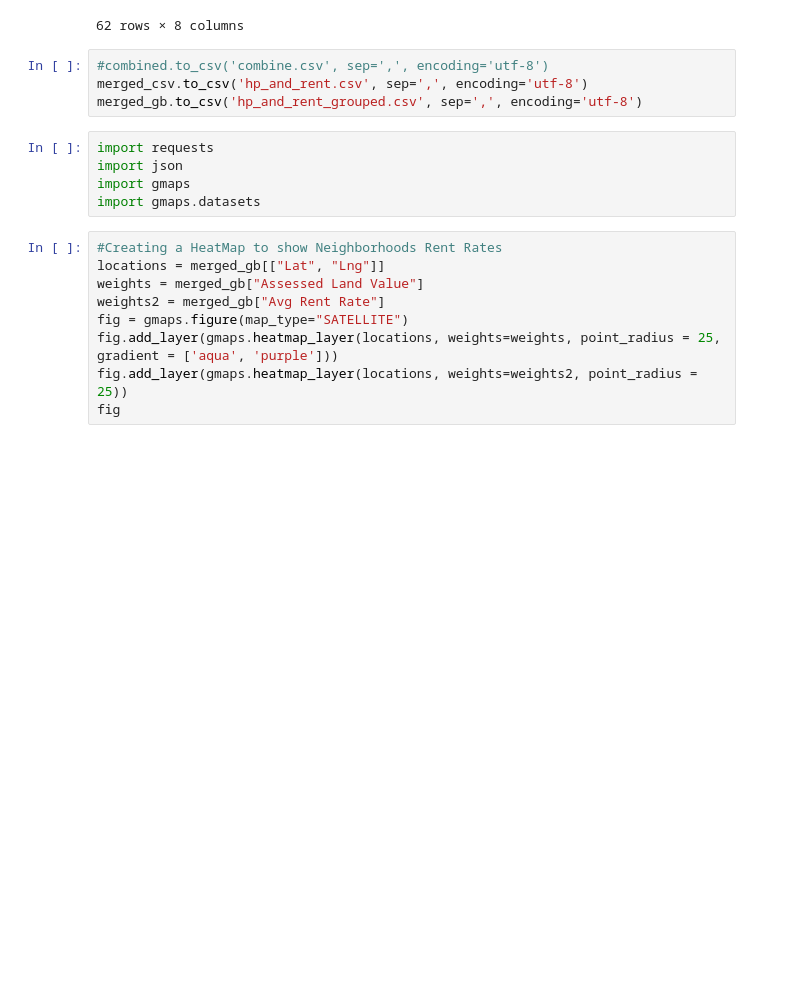
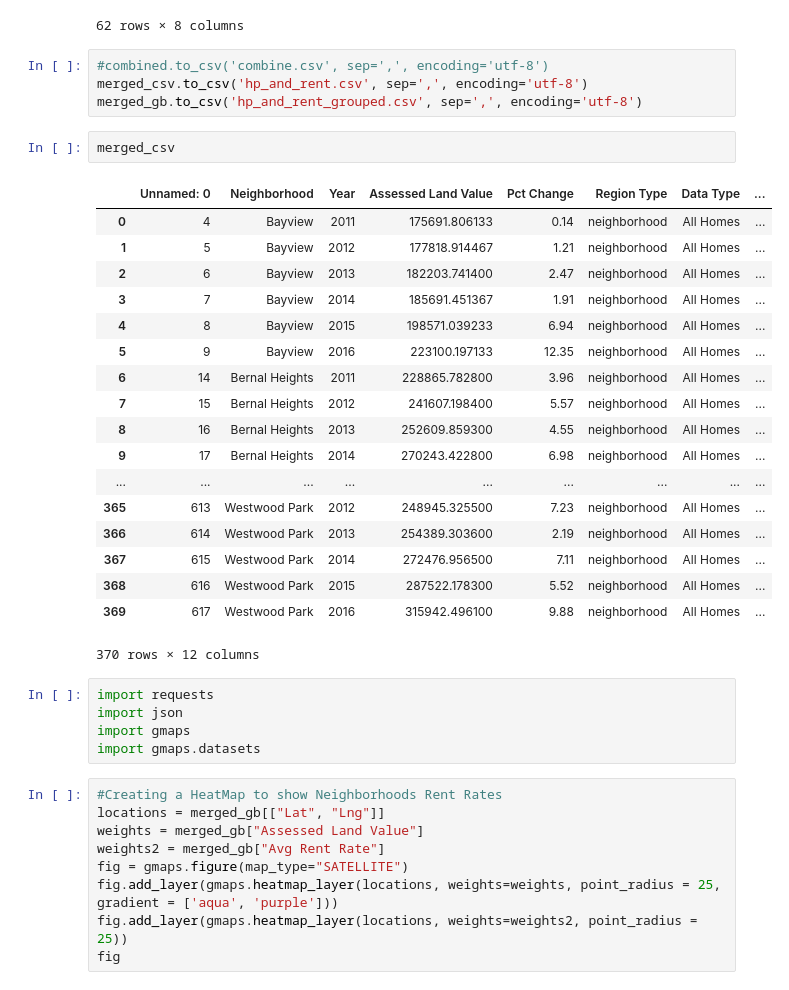
Before and after one commit to rochiecuevas/shared_accommodations, a Jupyter notebook: Home Prices/DataHome_Cleanup.ipynb, the cells around one changed output. Drawn from its saved outputs; the diff is of its cells as text; blank space fills up the shorter version.

```diff
--- a/Home Prices/DataHome_Cleanup.ipynb
+++ b/Home Prices/DataHome_Cleanup.ipynb
@@ -80,6 +80,27 @@ merged_gb
 #combined.to_csv('combine.csv', sep=',', encoding='utf-8')
 merged_csv.to_csv('hp_and_rent.csv', sep=',', encoding='utf-8')
 merged_gb.to_csv('hp_and_rent_grouped.csv', sep=',', encoding='utf-8')
+# %%
+merged_csv
+# %% [output]
+|  | Unnamed: 0 | Neighborhood | Year | Assessed Land Value | Pct Change | Region Type | Data Type | ... |
+| 0 | 4 | Bayview | 2011 | 175691.806133 | 0.14 | neighborhood | All Homes | ... |
+| 1 | 5 | Bayview | 2012 | 177818.914467 | 1.21 | neighborhood | All Homes | ... |
+| 2 | 6 | Bayview | 2013 | 182203.741400 | 2.47 | neighborhood | All Homes | ... |
+| 3 | 7 | Bayview | 2014 | 185691.451367 | 1.91 | neighborhood | All Homes | ... |
+| 4 | 8 | Bayview | 2015 | 198571.039233 | 6.94 | neighborhood | All Homes | ... |
+| 5 | 9 | Bayview | 2016 | 223100.197133 | 12.35 | neighborhood | All Homes | ... |
+| 6 | 14 | Bernal Heights | 2011 | 228865.782800 | 3.96 | neighborhood | All Homes | ... |
+| 7 | 15 | Bernal Heights | 2012 | 241607.198400 | 5.57 | neighborhood | All Homes | ... |
+| 8 | 16 | Bernal Heights | 2013 | 252609.859300 | 4.55 | neighborhood | All Homes | ... |
+| 9 | 17 | Bernal Heights | 2014 | 270243.422800 | 6.98 | neighborhood | All Homes | ... |
+| ... | ... | ... | ... | ... | ... | ... | ... | ... |
+| 365 | 613 | Westwood Park | 2012 | 248945.325500 | 7.23 | neighborhood | All Homes | ... |
+| 366 | 614 | Westwood Park | 2013 | 254389.303600 | 2.19 | neighborhood | All Homes | ... |
+| 367 | 615 | Westwood Park | 2014 | 272476.956500 | 7.11 | neighborhood | All Homes | ... |
+| 368 | 616 | Westwood Park | 2015 | 287522.178300 | 5.52 | neighborhood | All Homes | ... |
+| 369 | 617 | Westwood Park | 2016 | 315942.496100 | 9.88 | neighborhood | All Homes | ... |
+370 rows × 12 columns
 # %%
 import requests
 import json
```
Also changed, not shown: parts of 6 cells of this notebook.
